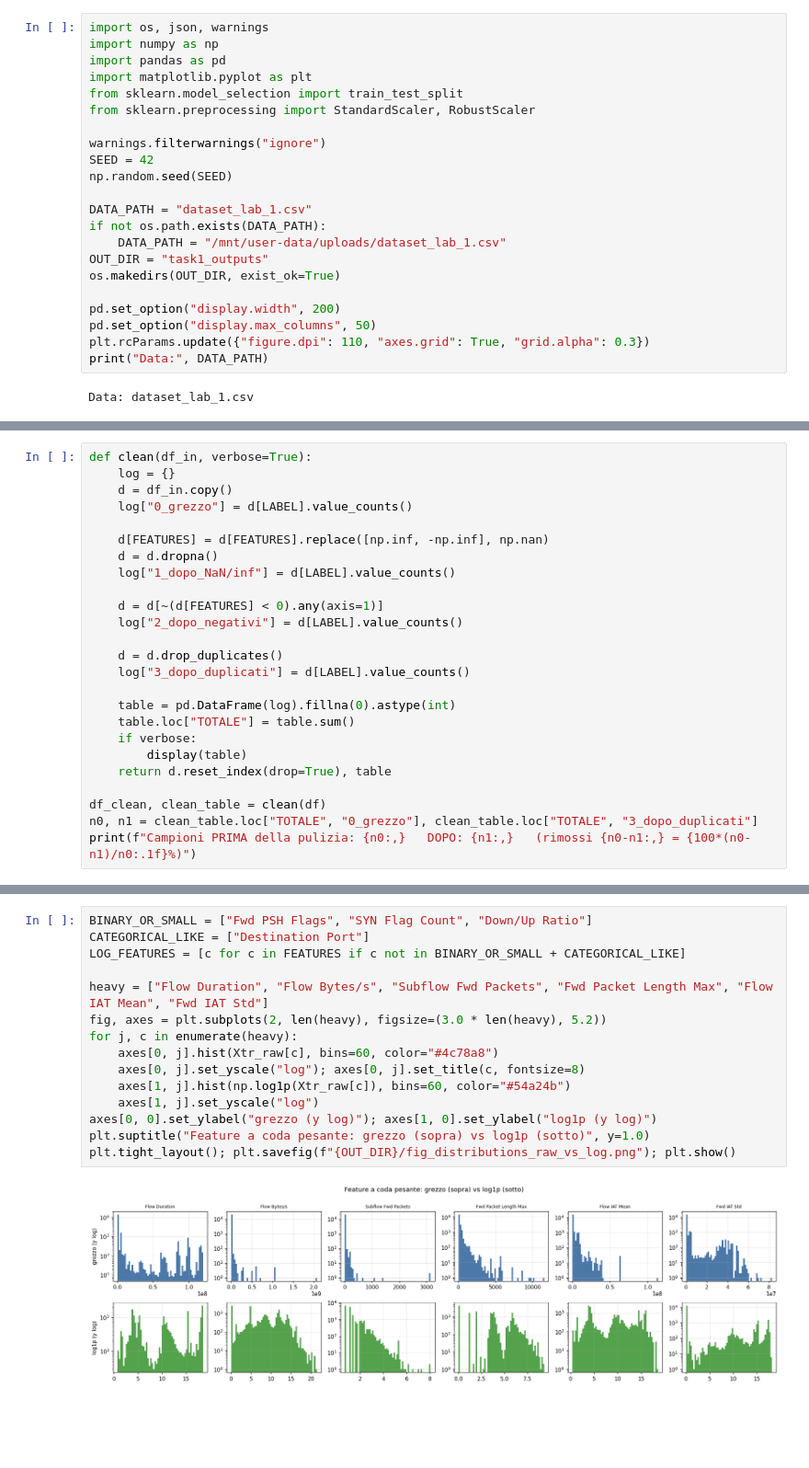
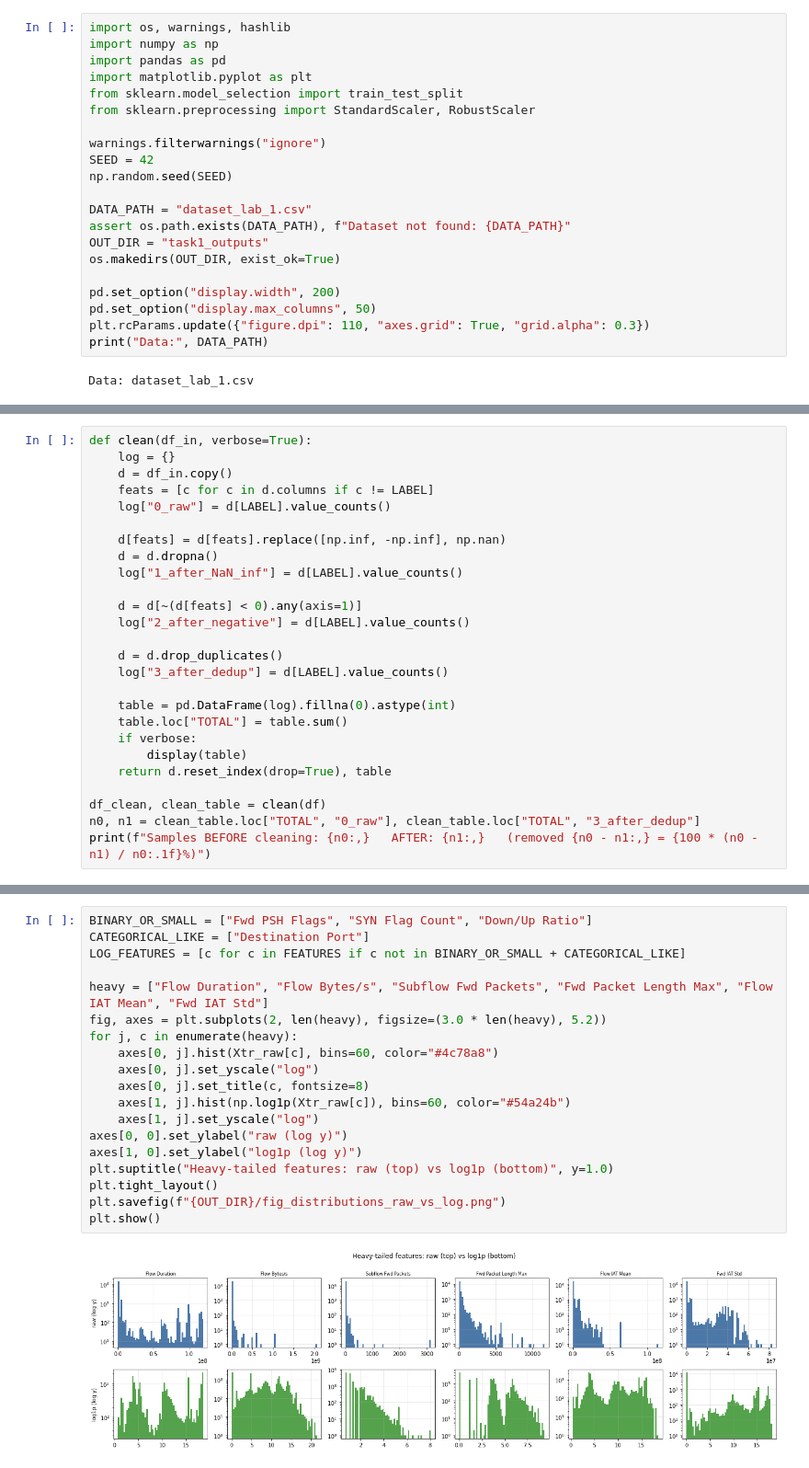
Before and after one commit to pietrovalese/AI-Cyber-Lab1, a Jupyter notebook: Lab1_Task1_Preprocessing.ipynb, the cells around one changed output, grey strips where cells are left out. Shown at 92% size. Saved outputs shown, nothing was run; the diff lists cells and outputs as text; blank space fills up the shorter version.

```diff
--- a/Lab1_Task1_Preprocessing.ipynb
+++ b/Lab1_Task1_Preprocessing.ipynb
@@ -15,7 +15,7 @@ Struttura del notebook:
 # %% [markdown]
 ## 1. Setup
 # %%
-import os, json, warnings
+import os, warnings, hashlib
 import numpy as np
 import pandas as pd
 import matplotlib.pyplot as plt
@@ -27,8 +27,7 @@ SEED = 42
 np.random.seed(SEED)
 
 DATA_PATH = "dataset_lab_1.csv"
-if not os.path.exists(DATA_PATH):
-    DATA_PATH = "/mnt/user-data/uploads/dataset_lab_1.csv"
+assert os.path.exists(DATA_PATH), f"Dataset not found: {DATA_PATH}"
 OUT_DIR = "task1_outputs"
 os.makedirs(OUT_DIR, exist_ok=True)
 
@@ -162,25 +179,26 @@ display(port_info)
 def clean(df_in, verbose=True):
     log = {}
     d = df_in.copy()
-    log["0_grezzo"] = d[LABEL].value_counts()
+    feats = [c for c in d.columns if c != LABEL]
+    log["0_raw"] = d[LABEL].value_counts()
 
-    d[FEATURES] = d[FEATURES].replace([np.inf, -np.inf], np.nan)
+    d[feats] = d[feats].replace([np.inf, -np.inf], np.nan)
     d = d.dropna()
-    log["1_dopo_NaN/inf"] = d[LABEL].value_counts()
+    log["1_after_NaN_inf"] = d[LABEL].value_counts()
 
-    d = d[~(d[FEATURES] < 0).any(axis=1)]
-    log["2_dopo_negativi"] = d[LABEL].value_counts()
+    d = d[~(d[feats] < 0).any(axis=1)]
+    log["2_after_negative"] = d[LABEL].value_counts()
 
     d = d.drop_duplicates()
-    log["3_dopo_duplicati"] = d[LABEL].value_counts()
+    log["3_after_dedup"] = d[LABEL].value_counts()
 
     table = pd.DataFrame(log).fillna(0).astype(int)
-    table.loc["TOTALE"] = table.sum()
+    table.loc["TOTAL"] = table.sum()
     if verbose:
         display(table)
     return d.reset_index(drop=True), table
 
 df_clean, clean_table = clean(df)
-n0, n1 = clean_table.loc["TOTALE", "0_grezzo"], clean_table.loc["TOTALE", "3_dopo_duplicati"]
-print(f"Campioni PRIMA della pulizia: {n0:,}   DOPO: {n1:,}   (rimossi {n0-n1:,} = {100*(n0-n1)/n0:.1f}%)")
+n0, n1 = clean_table.loc["TOTAL", "0_raw"], clean_table.loc["TOTAL", "3_after_dedup"]
+print(f"Samples BEFORE cleaning: {n0:,}   AFTER: {n1:,}   (removed {n0 - n1:,} = {100 * (n0 - n1) / n0:.1f}%)")
 # %% [output]
@@ -289,18 +309,22 @@ display(desc.sort_values("skew", ascending=False))
 # %%
 BINARY_OR_SMALL = ["Fwd PSH Flags", "SYN Flag Count", "Down/Up Ratio"]
 CATEGORICAL_LIKE = ["Destination Port"]
 LOG_FEATURES = [c for c in FEATURES if c not in BINARY_OR_SMALL + CATEGORICAL_LIKE]
 
 heavy = ["Flow Duration", "Flow Bytes/s", "Subflow Fwd Packets", "Fwd Packet Length Max", "Flow IAT Mean", "Fwd IAT Std"]
 fig, axes = plt.subplots(2, len(heavy), figsize=(3.0 * len(heavy), 5.2))
 for j, c in enumerate(heavy):
     axes[0, j].hist(Xtr_raw[c], bins=60, color="#4c78a8")
-    axes[0, j].set_yscale("log"); axes[0, j].set_title(c, fontsize=8)
+    axes[0, j].set_yscale("log")
+    axes[0, j].set_title(c, fontsize=8)
     axes[1, j].hist(np.log1p(Xtr_raw[c]), bins=60, color="#54a24b")
     axes[1, j].set_yscale("log")
-axes[0, 0].set_ylabel("grezzo (y log)"); axes[1, 0].set_ylabel("log1p (y log)")
-plt.suptitle("Feature a coda pesante: grezzo (sopra) vs log1p (sotto)", y=1.0)
-plt.tight_layout(); plt.savefig(f"{OUT_DIR}/fig_distributions_raw_vs_log.png"); plt.show()
+axes[0, 0].set_ylabel("raw (log y)")
+axes[1, 0].set_ylabel("log1p (log y)")
+plt.suptitle("Heavy-tailed features: raw (top) vs log1p (bottom)", y=1.0)
+plt.tight_layout()
+plt.savefig(f"{OUT_DIR}/fig_distributions_raw_vs_log.png")
+plt.show()
 # %% [output]
-[figure, old version]
+[figure, new version]
 # %% [markdown]
```
Also changed, not shown: parts of 25 cells of this notebook, 1 other file.
